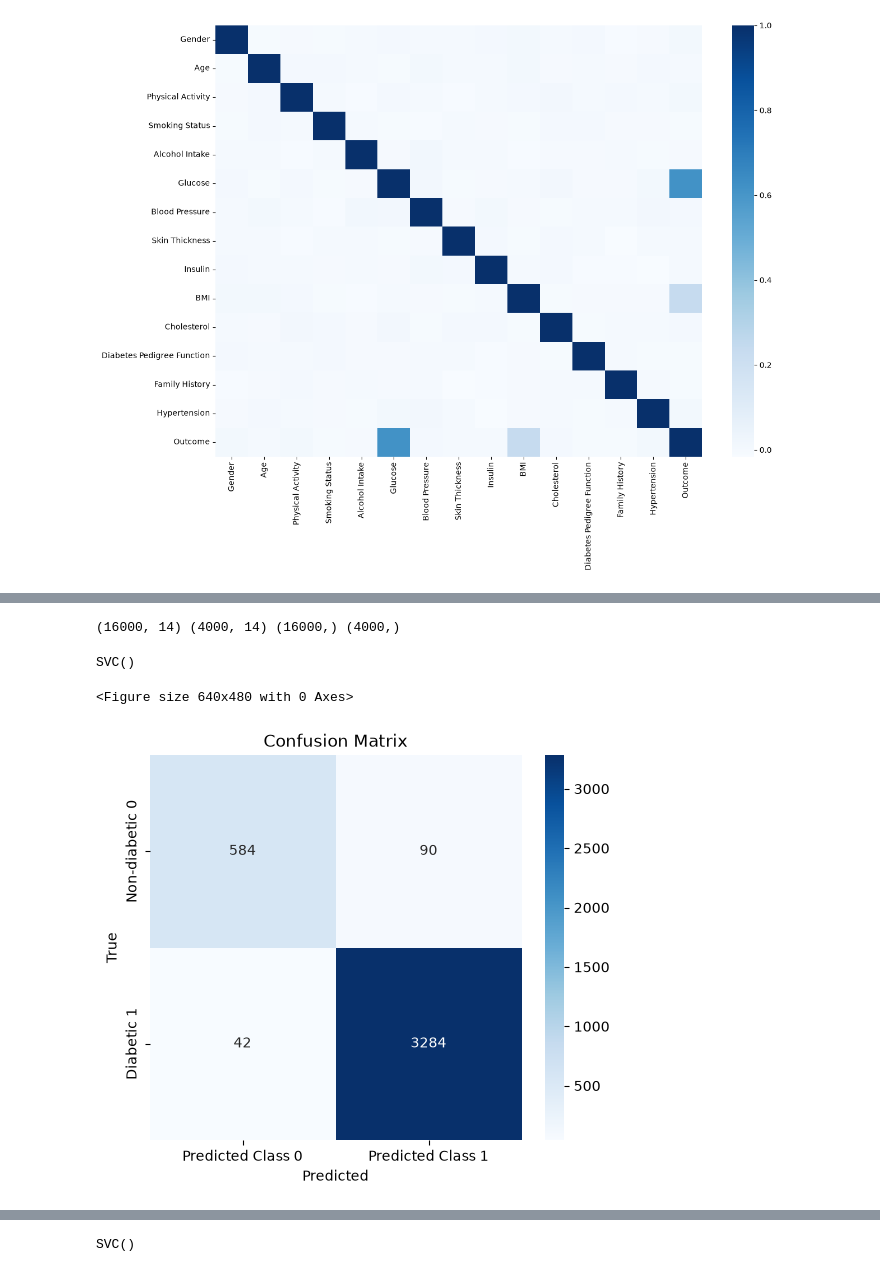
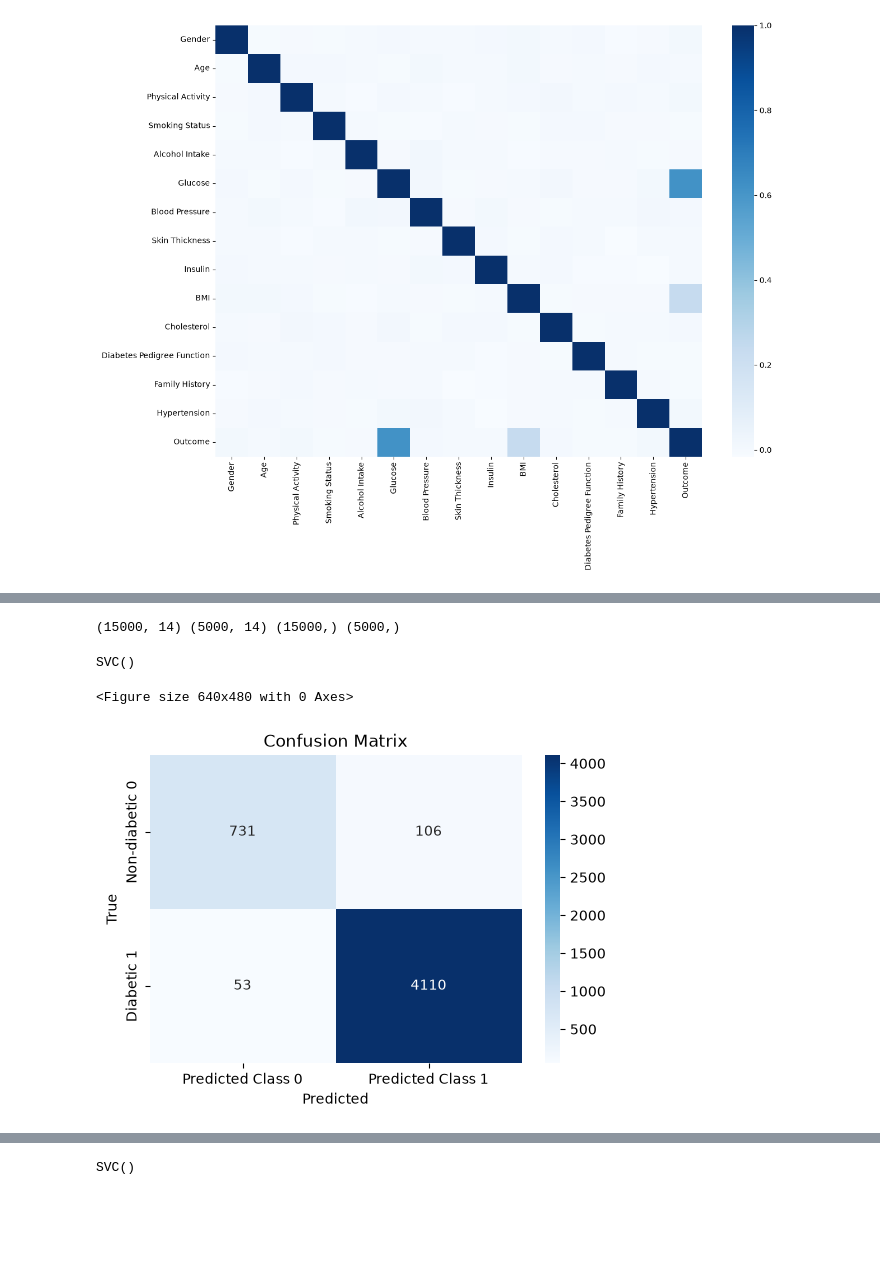
Before and after one commit to 2026324-cmd/achine-Learning-HDip2026-, a Jupyter notebook: Sumi Heo(2026324) - Machine Learning CA1.ipynb, the cells around one changed output, grey strips where cells are left out. Cells and saved outputs as stored; diff of their text form; code cells hidden in the pictures; blank space fills up the shorter version.

Commit message:
done with all test size

```diff
--- a/Sumi Heo(2026324) - Machine Learning CA1.ipynb
+++ b/Sumi Heo(2026324) - Machine Learning CA1.ipynb
@@ -429,14 +427,14 @@ from sklearn import metrics
 from sklearn.svm import SVC
 from sklearn.tree import plot_tree
 # %%
-X_svc_20=df.drop(columns=['Outcome'])
-y_svc_20=df['Outcome']
+X_svc_25=df.drop(columns=['Outcome'])
+y_svc_25=df['Outcome']
 
-X_svc_20_train, X_svc_20_test, y_svc_20_train, y_svc_20_test = train_test_split(X_svc_20,y_svc_20, test_size=0.2, random_state=42)
+X_svc_25_train, X_svc_25_test, y_svc_25_train, y_svc_25_test = train_test_split(X_svc_25,y_svc_25, test_size=0.25, random_state=42)
 # %%
-print(X_svc_20_train.shape, X_svc_20_test.shape, y_svc_20_train.shape, y_svc_20_test.shape)
+print(X_svc_25_train.shape, X_svc_25_test.shape, y_svc_25_train.shape, y_svc_25_test.shape)
 # %% [output]
-(16000, 14) (4000, 14) (16000,) (4000,)
+(15000, 14) (5000, 14) (15000,) (5000,)
 # %%
 import sklearn
 
@@ -446,43 +444,43 @@ set_config(display='text')
 # %%
 from sklearn.svm import SVC
 
-svc_20_model = SVC()
-svc_20_model.fit(X_svc_20_train, y_svc_20_train)
+svc_25_model = SVC()
+svc_25_model.fit(X_svc_25_train, y_svc_25_train)
 # %% [output]
 SVC()
 # %%
 from sklearn.metrics import classification_report, confusion_matrix
 
 # Make predictions using the model
-y_svc_20_predict = svc_20_model.predict(X_svc_20_test)
+y_svc_25_predict = svc_25_model.predict(X_svc_25_test)
 # %%
 from sklearn.metrics import confusion_matrix
 # %%
 import matplotlib.pyplot as plt
 import seaborn as sns
 from sklearn.metrics import confusion_matrix
 
 # Generate confusion matrix
-cm_svc_20= confusion_matrix(y_svc_20_test, y_svc_20_predict)
+cm_svc_25= confusion_matrix(y_svc_25_test, y_svc_25_predict)
 
 # **Ensure previous plots are cleared**
 plt.clf()  # Clear the previous plot before rendering a new one
-plt.figure(figsize = (6, 5))  # Define figure size to avoid residual elements
+plt.figure(figsize = (6, 4))  # Define figure size to avoid residual elements
 
 # Create a heatmap for the confusion matrix
-sns.heatmap(cm_svc_20, annot = True, fmt = 'd', cmap = 'Blues',
+sns.heatmap(cm_svc_25, annot = True, fmt = 'd', cmap = 'Blues',
             xticklabels=['Predicted Class 0', 'Predicted Class 1'],
             yticklabels=['Non-diabetic 0', 'Diabetic 1'])
 
 # Add labels and title
 plt.xlabel('Predicted')
 plt.ylabel('True')
 plt.title('Confusion Matrix')
 
 # Show the plot
 plt.show()
 # %% [output]
 <Figure size 640x480 with 0 Axes>
-[figure, old version]
+[figure, new version]
 # %%
 # Print classification report
```
Also changed, not shown: parts of 88 cells of this notebook.
